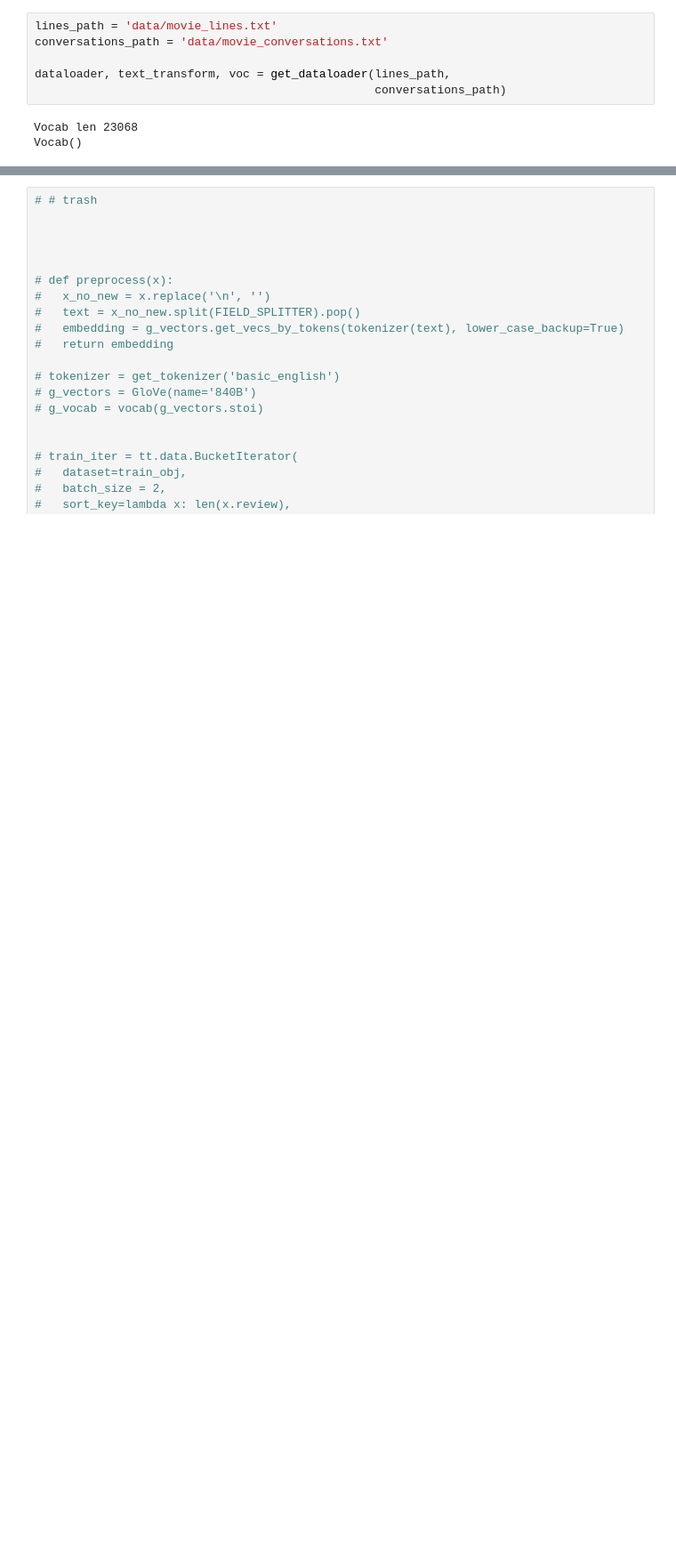
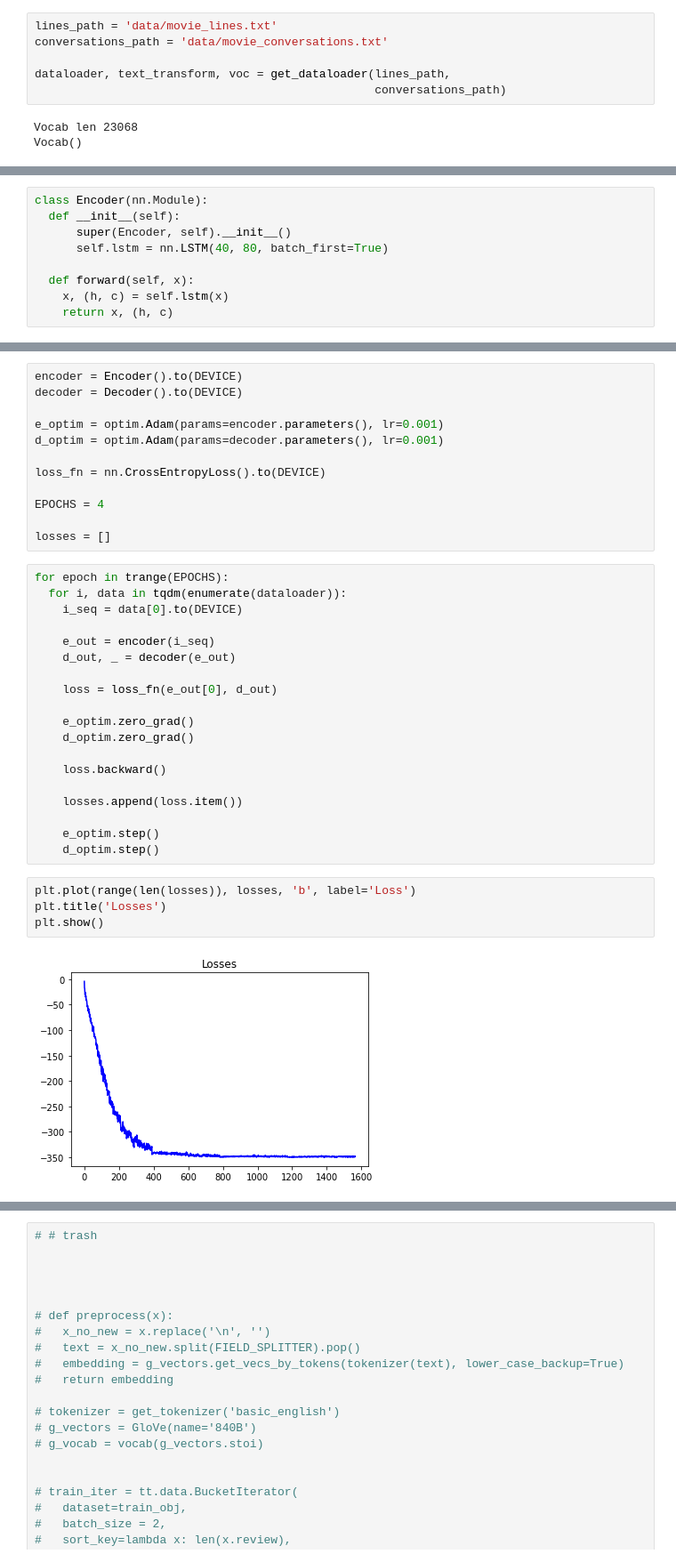
Before and after one commit to luundbr/algos, a Jupyter notebook: lstm.ipynb, the cells around one changed output, grey strips where cells are left out. Shown: that part at 89% size. Saved outputs shown, nothing was run; the diff lists cells and outputs as text; blank space fills up the shorter version.

```diff
--- a/lstm.ipynb
+++ b/lstm.ipynb
@@ -302,3 +303,12 @@ torch.Size([1, 80])
 torch.Size([1, 80])
 
 ---------
+# %%
+class Encoder(nn.Module):
+  def __init__(self):
+      super(Encoder, self).__init__()
+      self.lstm = nn.LSTM(40, 80, batch_first=True)
+
+  def forward(self, x):
+    x, (h, c) = self.lstm(x)
+    return x, (h, c)
@@ -304,0 +327,37 @@ torch.Size([1, 80])
+# %%
+encoder = Encoder().to(DEVICE)
+decoder = Decoder().to(DEVICE)
+
+e_optim = optim.Adam(params=encoder.parameters(), lr=0.001)
+d_optim = optim.Adam(params=decoder.parameters(), lr=0.001)
+
+loss_fn = nn.CrossEntropyLoss().to(DEVICE)
+
+EPOCHS = 4
+
+losses = []
+# %%
+for epoch in trange(EPOCHS):
+  for i, data in tqdm(enumerate(dataloader)):
+    i_seq = data[0].to(DEVICE)
+
+    e_out = encoder(i_seq)
+    d_out, _ = decoder(e_out)
+
+    loss = loss_fn(e_out[0], d_out)
+
+    e_optim.zero_grad()
+    d_optim.zero_grad()
+
+    loss.backward()
+
+    losses.append(loss.item())
+
+    e_optim.step()
+    d_optim.step()
+# %%
+plt.plot(range(len(losses)), losses, 'b', label='Loss')
+plt.title('Losses')
+plt.show()
+# %% [output]
+[figure, added]
```
Also changed, not shown: parts of 12 cells of this notebook.
